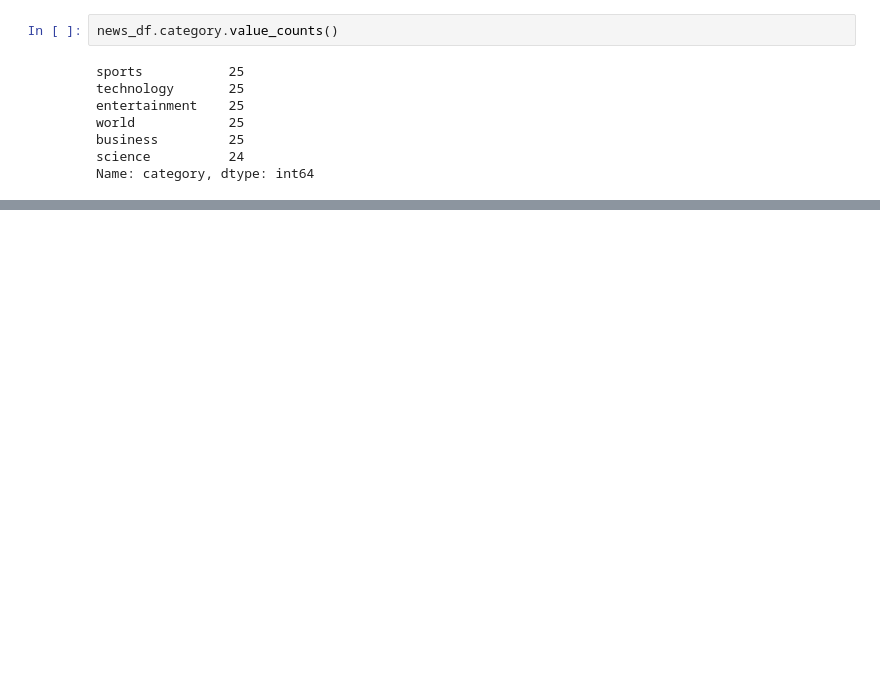
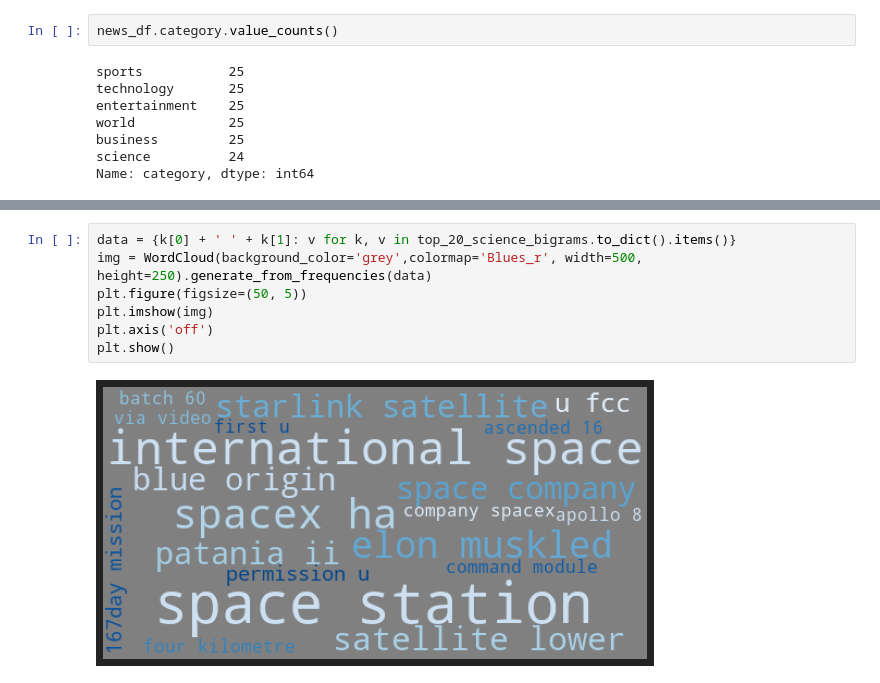
Before and after one commit to Ken-Alviola/natural-language-processing-exercises, a Jupyter notebook: explore.ipynb, the cells around one changed output, grey strips where cells are left out. Drawn from its saved outputs; the diff is of its cells as text; blank space fills up the shorter version.

```diff
--- a/explore.ipynb
+++ b/explore.ipynb
@@ -508,0 +566,9 @@ Name: category, dtype: int64
+# %%
+data = {k[0] + ' ' + k[1]: v for k, v in top_20_science_bigrams.to_dict().items()}
+img = WordCloud(background_color='grey',colormap='Blues_r', width=500, height=250).generate_from_frequencies(data)
+plt.figure(figsize=(50, 5))
+plt.imshow(img)
+plt.axis('off')
+plt.show()
+# %% [output]
+[figure, added]
```
Also changed, not shown: parts of 5 cells of this notebook.
